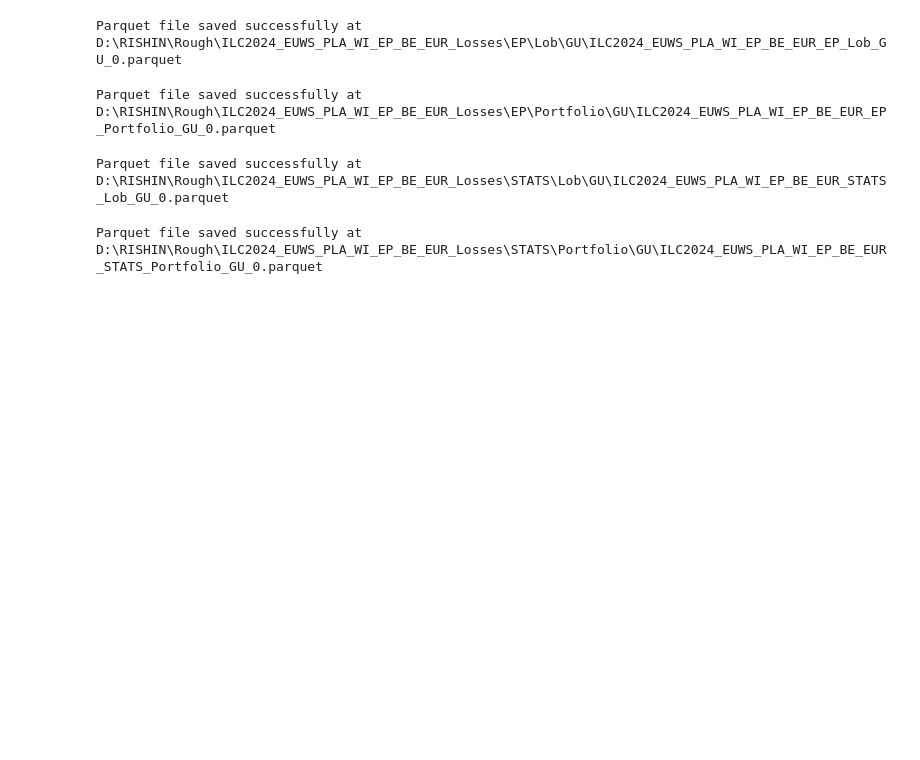
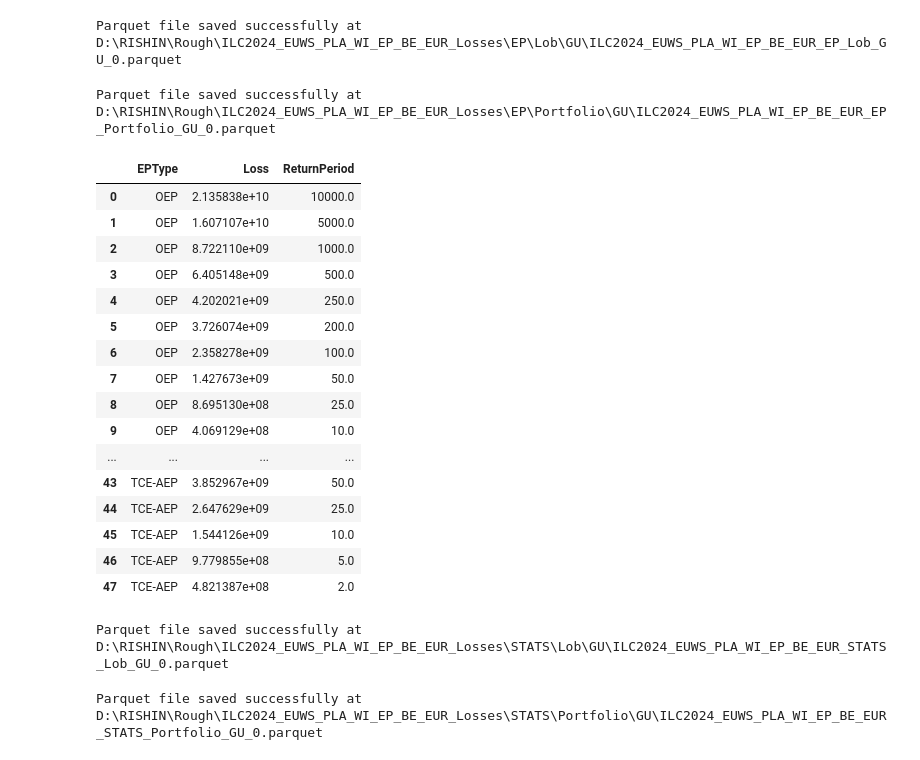
Before and after one commit to Rishinr1/13_ILC_TASKS, a Jupyter notebook: EP_calc_to_folders.ipynb, the cells around one changed output. Saved outputs shown, nothing was run; the diff lists cells and outputs as text; code cells hidden in the pictures; blank space fills up the shorter version.

```diff
--- a/EP_calc_to_folders.ipynb
+++ b/EP_calc_to_folders.ipynb
@@ -163,21 +163,23 @@ dataframe_3['TCE_AEP_2'] = (dataframe_3['TCE_AEP_1'].shift().cumsum() * datafram
 dataframe_3['TCE_AEP_Final'] = (dataframe_3['TCE_AEP_2'] + dataframe_3['S_Sum_Loss'])
 # %%
 import numpy as np
+import pandas as pd
 
 # Define the list of RPs values to filter and convert them to float
-rps_values = [float(x) for x in [10000, 5000, 1000, 500, 250, 200, 100, 50]]
-
-# Define a tolerance for floating-point comparison
-tolerance = 1e-6
+rps_values = [float(x) for x in [10000, 5000, 1000, 500, 250, 200, 100, 50, 25, 10, 5, 2]]
 
 # Initialize an empty DataFrame to store the filtered results
 fdataframe_2 = pd.DataFrame()
 fdataframe_3 = pd.DataFrame()
 
+# Define the number of decimal places to round to
+decimal_places = 8
+
 # Loop through each value in rps_values and filter the DataFrames
 for value in rps_values:
-    fdataframe_2 = pd.concat([fdataframe_2, dataframe_2[np.isclose(dataframe_2['RPs'], value, atol=tolerance)]])
-    fdataframe_3 = pd.concat([fdataframe_3, dataframe_3[np.isclose(dataframe_3['RPs'], value, atol=tolerance)]])
+    rounded_value = round(value, decimal_places)
+    fdataframe_2 = pd.concat([fdataframe_2, dataframe_2[np.round(dataframe_2['RPs'], decimal_places) == rounded_value]])
+    fdataframe_3 = pd.concat([fdataframe_3, dataframe_3[np.round(dataframe_3['RPs'], decimal_places) == rounded_value]])
 # %%
 fdataframe_3.rename(columns={'S_Sum_Loss': 'AEP','TCE_AEP_Final': 'TCE-AEP'}, inplace=True)
 fdataframe_2.rename(columns={ 'Max_Loss': 'OEP','TCE_OEP_Final': 'TCE-OEP'}, inplace=True)
@@ -351,22 +353,22 @@ dataframe_3['TCE_AEP_2'] = (dataframe_3['TCE_AEP_1'].shift().cumsum() * datafram
 # Calculate the TCE_AEP_Final column and round to 6 decimal places
 dataframe_3['TCE_AEP_Final'] = (dataframe_3['TCE_AEP_2'] + dataframe_3['S_Sum_Loss'])
 
-import numpy as np
-
 # Define the list of RPs values to filter and convert them to float
-rps_values = [float(x) for x in [10000, 5000, 1000, 500, 250, 200, 100, 50]]
-
-# Define a tolerance for floating-point comparison
-tolerance = 1e-6
+rps_values = [float(x) for x in [10000, 5000, 1000, 500, 250, 200, 100, 50, 25, 10, 5, 2]]
 
 # Initialize an empty DataFrame to store the filtered results
 fdataframe_2 = pd.DataFrame()
 fdataframe_3 = pd.DataFrame()
 
+# Define the number of decimal places to round to
+decimal_places = 8
+
 # Loop through each value in rps_values and filter the DataFrames
 for value in rps_values:
-    fdataframe_2 = pd.concat([fdataframe_2, dataframe_2[np.isclose(dataframe_2['RPs'], value, atol=tolerance)]])
-    fdataframe_3 = pd.concat([fdataframe_3, dataframe_3[np.isclose(dataframe_3['RPs'], value, atol=tolerance)]])
+    rounded_value = round(value, decimal_places)
+    fdataframe_2 = pd.concat([fdataframe_2, dataframe_2[np.round(dataframe_2['RPs'], decimal_places) == rounded_value]])
+    fdataframe_3 = pd.concat([fdataframe_3, dataframe_3[np.round(dataframe_3['RPs'], decimal_places) == rounded_value]])
+
 
 fdataframe_3.rename(columns={'S_Sum_Loss': 'AEP','TCE_AEP_Final': 'TCE-AEP'}, inplace=True)
 fdataframe_2.rename(columns={ 'Max_Loss': 'OEP','TCE_OEP_Final': 'TCE-OEP'}, inplace=True)
@@ -424,6 +426,26 @@ final_df_EP_Portfolio_GU.to_parquet(parquet_file_path, index=False)
 print(f"Parquet file saved successfully at {parquet_file_path}")
 # %% [output]
 Parquet file saved successfully at D:\RISHIN\Rough\ILC2024_EUWS_PLA_WI_EP_BE_EUR_Losses\EP\Portfolio\GU\ILC2024_EUWS_PLA_WI_EP_BE_EUR_EP_Portfolio_GU_0.parquet
+# %%
+final_df_EP_Portfolio_GU
+# %% [output]
+|  | EPType | Loss | ReturnPeriod |
+| 0 | OEP | 2.135838e+10 | 10000.0 |
+| 1 | OEP | 1.607107e+10 | 5000.0 |
+| 2 | OEP | 8.722110e+09 | 1000.0 |
+| 3 | OEP | 6.405148e+09 | 500.0 |
+| 4 | OEP | 4.202021e+09 | 250.0 |
+| 5 | OEP | 3.726074e+09 | 200.0 |
+| 6 | OEP | 2.358278e+09 | 100.0 |
+| 7 | OEP | 1.427673e+09 | 50.0 |
+| 8 | OEP | 8.695130e+08 | 25.0 |
+| 9 | OEP | 4.069129e+08 | 10.0 |
+| ... | ... | ... | ... |
+| 43 | TCE-AEP | 3.852967e+09 | 50.0 |
+| 44 | TCE-AEP | 2.647629e+09 | 25.0 |
+| 45 | TCE-AEP | 1.544126e+09 | 10.0 |
+| 46 | TCE-AEP | 9.779855e+08 | 5.0 |
+| 47 | TCE-AEP | 4.821387e+08 | 2.0 |
 # %%
 #now for stats LOB GU
 # %%
```
Also changed, not shown: parts of 4 cells of this notebook.
